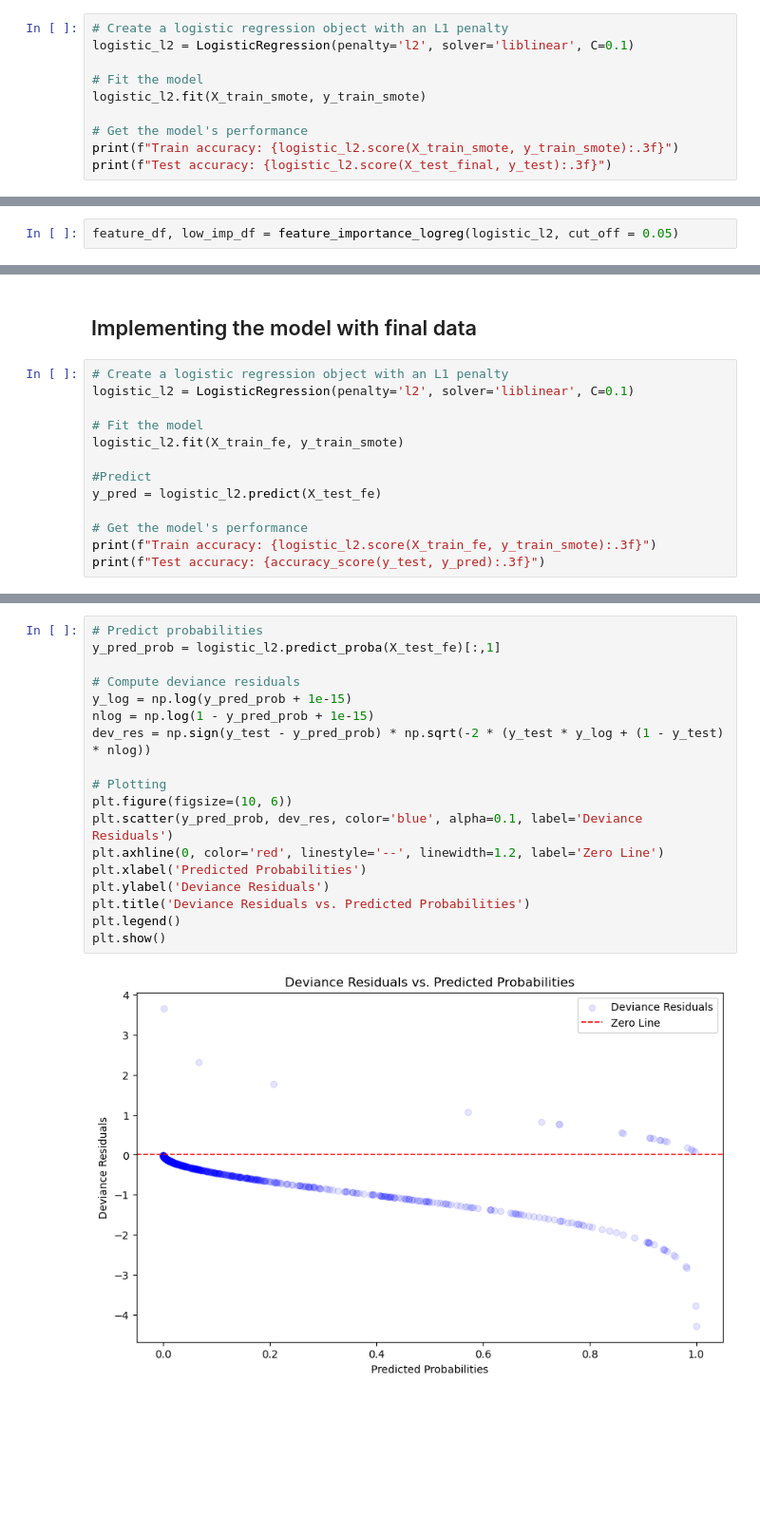
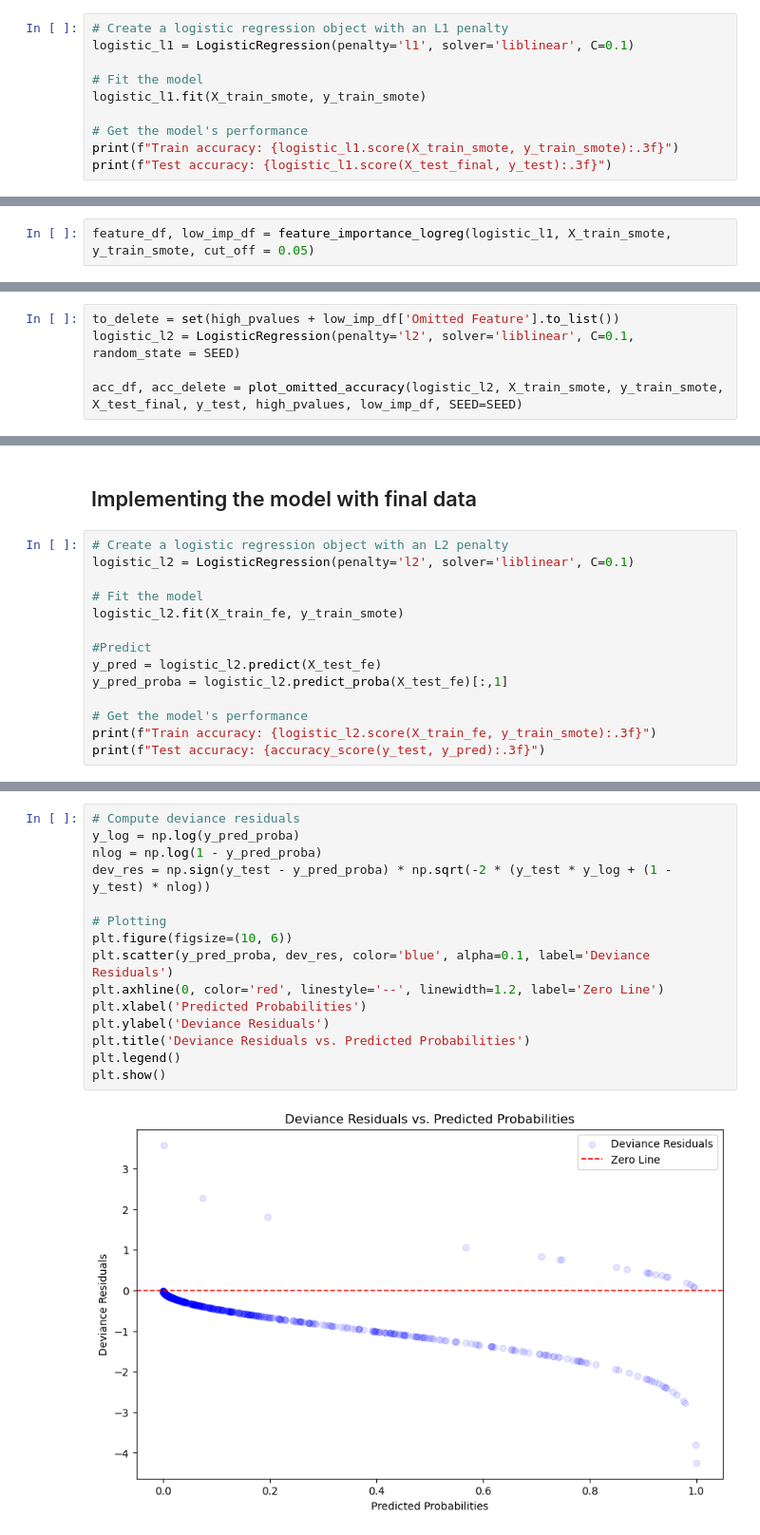
Before and after one commit to SerjWeesp/ml-python, a Jupyter notebook: bankrupt_with_logreg.ipynb, the cells around one changed output, grey strips where cells are left out. Shown at 95% size. Cells and saved outputs as stored; diff of their text form; blank space fills up the shorter version.

```diff
--- a/bankrupt_with_logreg.ipynb
+++ b/bankrupt_with_logreg.ipynb
@@ -789,14 +848,14 @@ grid_search.best_params_
 ## Lasso
 # %%
 # Create a logistic regression object with an L1 penalty
-logistic_l2 = LogisticRegression(penalty='l2', solver='liblinear', C=0.1)
+logistic_l1 = LogisticRegression(penalty='l1', solver='liblinear', C=0.1)
 
 # Fit the model
-logistic_l2.fit(X_train_smote, y_train_smote)
+logistic_l1.fit(X_train_smote, y_train_smote)
 
 # Get the model's performance
-print(f"Train accuracy: {logistic_l2.score(X_train_smote, y_train_smote):.3f}")
-print(f"Test accuracy: {logistic_l2.score(X_test_final, y_test):.3f}")
+print(f"Train accuracy: {logistic_l1.score(X_train_smote, y_train_smote):.3f}")
+print(f"Test accuracy: {logistic_l1.score(X_test_final, y_test):.3f}")
 # %% [output]
 Train accuracy: 0.885
 Test accuracy: 0.876
@@ -803,3 +864,3 @@ Test accuracy: 0.876
 # %%
-feature_df, low_imp_df = feature_importance_logreg(logistic_l2, cut_off = 0.05)
+feature_df, low_imp_df = feature_importance_logreg(logistic_l1, X_train_smote, y_train_smote, cut_off = 0.05)
 # %% [output]
@@ -892,0 +958,5 @@ X_test_fe = X_test_final.drop(columns = acc_delete)
+# %%
+to_delete = set(high_pvalues + low_imp_df['Omitted Feature'].to_list())
+logistic_l2 = LogisticRegression(penalty='l2', solver='liblinear', C=0.1, random_state = SEED)
+
+acc_df, acc_delete = plot_omitted_accuracy(logistic_l2, X_train_smote, y_train_smote, X_test_final, y_test, high_pvalues, low_imp_df, SEED=SEED)
@@ -895,7 +977,7 @@ X_test_fe = X_test_final.drop(columns = acc_delete)
 # %% [markdown]
 ## Implementing the model with final data
 # %%
-# Create a logistic regression object with an L1 penalty
+# Create a logistic regression object with an L2 penalty
 logistic_l2 = LogisticRegression(penalty='l2', solver='liblinear', C=0.1)
 
 # Fit the model
@@ -903,6 +985,7 @@ logistic_l2.fit(X_train_fe, y_train_smote)
 
 #Predict
 y_pred = logistic_l2.predict(X_test_fe)
+y_pred_proba = logistic_l2.predict_proba(X_test_fe)[:,1]
 
 # Get the model's performance
 print(f"Train accuracy: {logistic_l2.score(X_train_fe, y_train_smote):.3f}")
@@ -935,20 +1078,17 @@ plot_roc(X_train_fe, y_train_smote, logistic_l2, 5)
 # %%
-# Predict probabilities
-y_pred_prob = logistic_l2.predict_proba(X_test_fe)[:,1]
-
 # Compute deviance residuals
-y_log = np.log(y_pred_prob + 1e-15)
-nlog = np.log(1 - y_pred_prob + 1e-15)
-dev_res = np.sign(y_test - y_pred_prob) * np.sqrt(-2 * (y_test * y_log + (1 - y_test) * nlog))
+y_log = np.log(y_pred_proba)
+nlog = np.log(1 - y_pred_proba)
+dev_res = np.sign(y_test - y_pred_proba) * np.sqrt(-2 * (y_test * y_log + (1 - y_test) * nlog))
 
 # Plotting
 plt.figure(figsize=(10, 6))
-plt.scatter(y_pred_prob, dev_res, color='blue', alpha=0.1, label='Deviance Residuals')
+plt.scatter(y_pred_proba, dev_res, color='blue', alpha=0.1, label='Deviance Residuals')
 plt.axhline(0, color='red', linestyle='--', linewidth=1.2, label='Zero Line')
 plt.xlabel('Predicted Probabilities')
 plt.ylabel('Deviance Residuals')
 plt.title('Deviance Residuals vs. Predicted Probabilities')
 plt.legend()
 plt.show()
 # %% [output]
-[figure, old version]
+[figure, new version]
```
Also changed, not shown: parts of 70 cells of this notebook, 1 other file.
